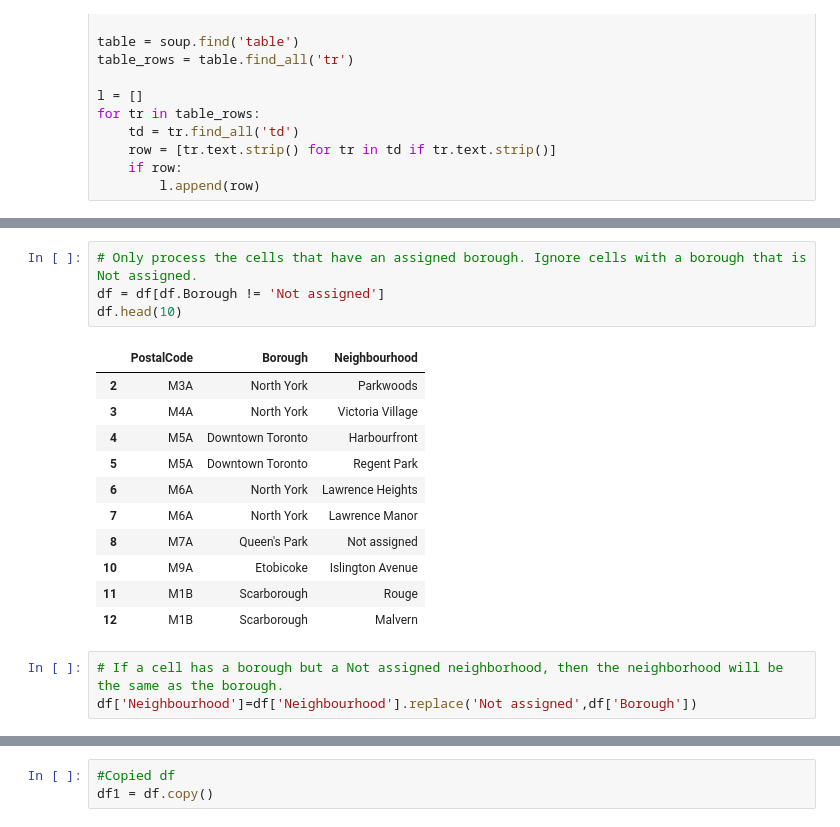
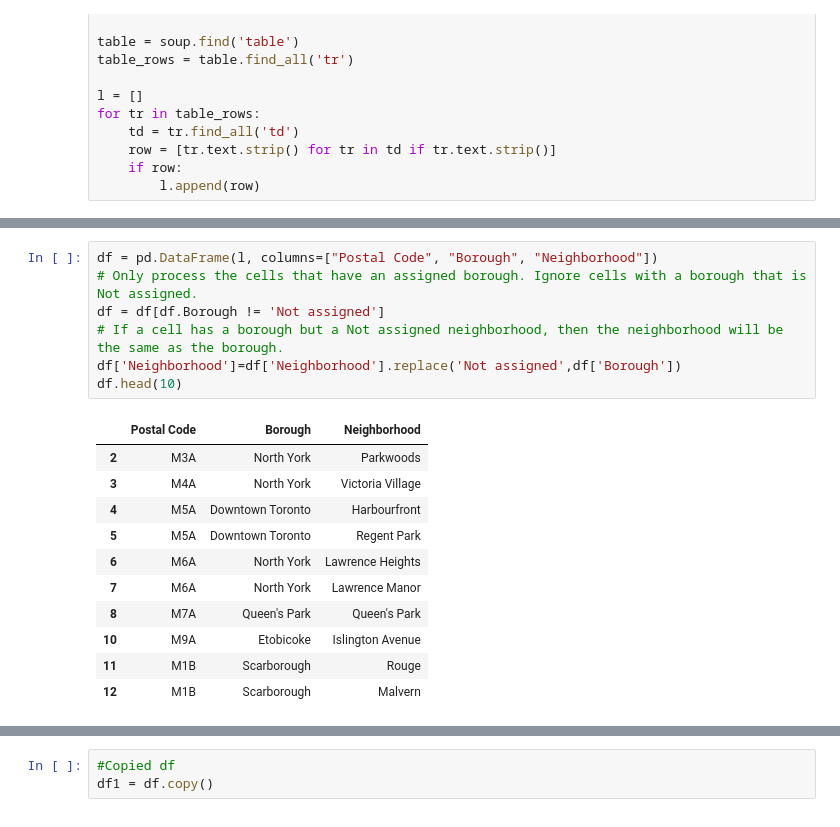
Before and after one commit to sarraabusamra/Coursera_Capstone, a Jupyter notebook: Toronto.ipynb, the cells around one changed output, grey strips where cells are left out. Cells and saved outputs as stored; diff of their text form.

```diff
--- a/Toronto.ipynb
+++ b/Toronto.ipynb
@@ -63,19 +45,19 @@ df.head(10)
 # %%
+df = pd.DataFrame(l, columns=["Postal Code", "Borough", "Neighborhood"])
 # Only process the cells that have an assigned borough. Ignore cells with a borough that is Not assigned.
 df = df[df.Borough != 'Not assigned']
+# If a cell has a borough but a Not assigned neighborhood, then the neighborhood will be the same as the borough.
+df['Neighborhood']=df['Neighborhood'].replace('Not assigned',df['Borough'])
 df.head(10)
 # %% [output]
-|  | PostalCode | Borough | Neighbourhood |
+|  | Postal Code | Borough | Neighborhood |
 | 2 | M3A | North York | Parkwoods |
 | 3 | M4A | North York | Victoria Village |
 | 4 | M5A | Downtown Toronto | Harbourfront |
 | 5 | M5A | Downtown Toronto | Regent Park |
 | 6 | M6A | North York | Lawrence Heights |
 | 7 | M6A | North York | Lawrence Manor |
-| 8 | M7A | Queen's Park | Not assigned |
+| 8 | M7A | Queen's Park | Queen's Park |
 | 10 | M9A | Etobicoke | Islington Avenue |
 | 11 | M1B | Scarborough | Rouge |
 | 12 | M1B | Scarborough | Malvern |
-# %%
-# If a cell has a borough but a Not assigned neighborhood, then the neighborhood will be the same as the borough.
-df['Neighbourhood']=df['Neighbourhood'].replace('Not assigned',df['Borough'])
```
Also changed, not shown: parts of 40 cells of this notebook.
